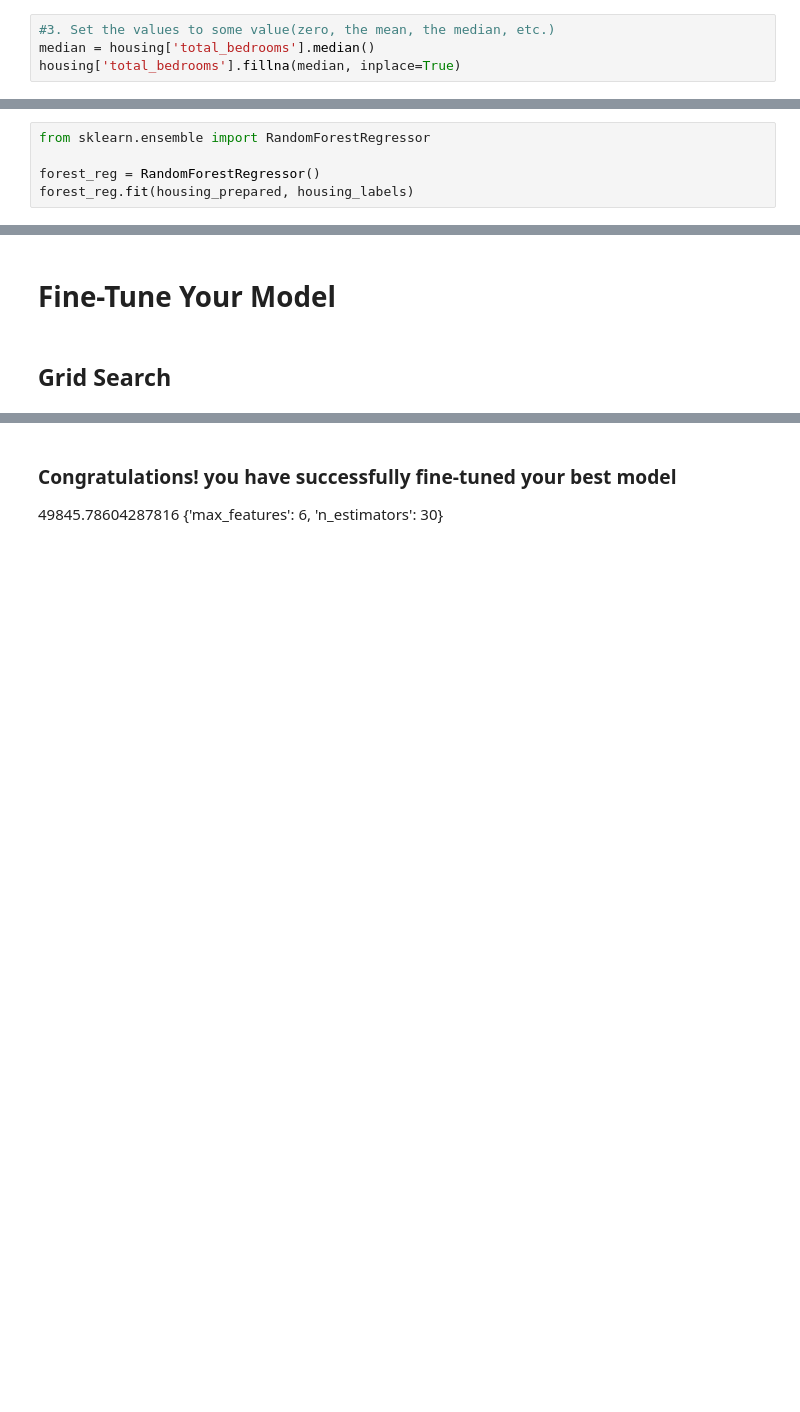
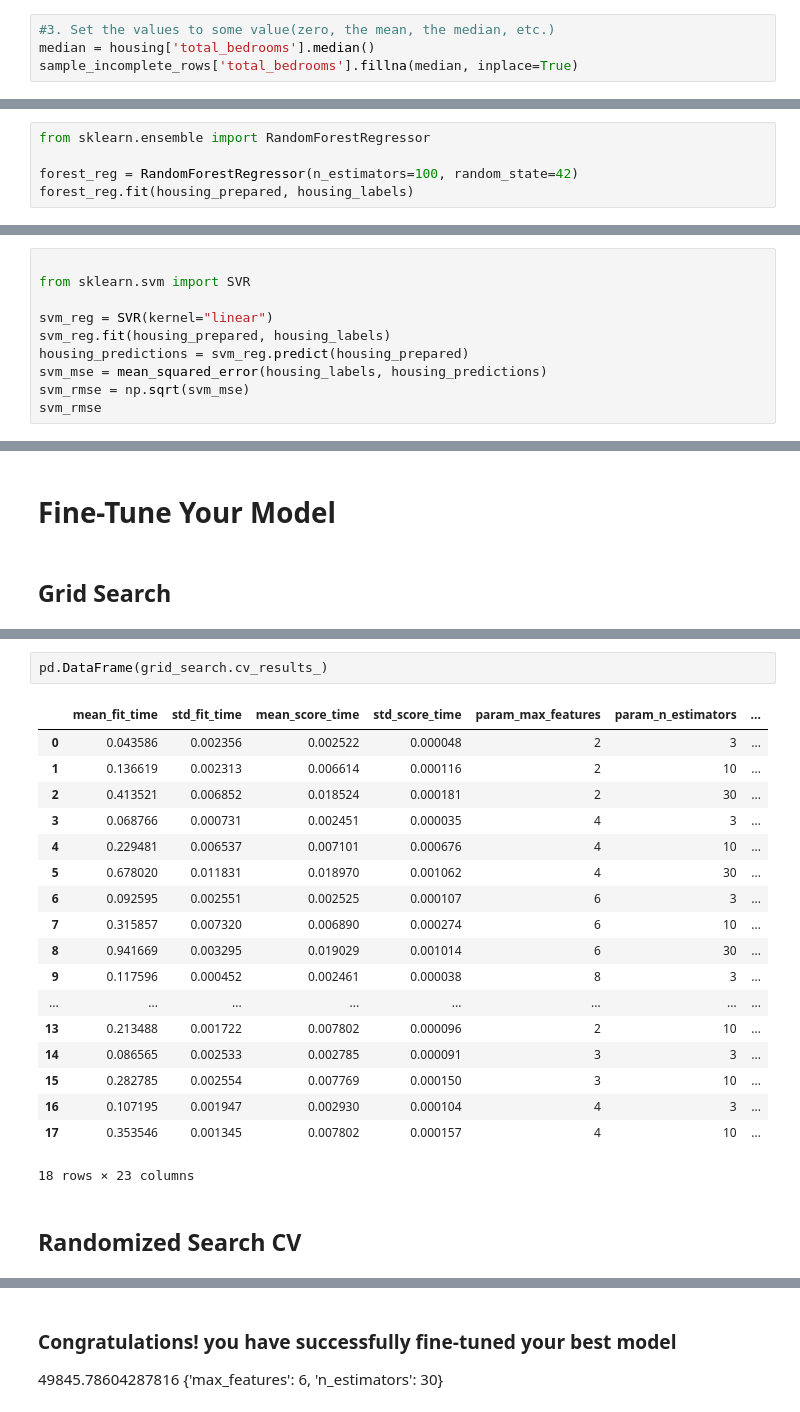
Before and after one commit to JeffreyAsuncion/MachineLearning_OREILLY, a Jupyter notebook: Housing.ipynb, the cells around one changed output, grey strips where cells are left out. Drawn from its saved outputs; the diff is of its cells as text; blank space fills up the shorter version.

Commit message:
Housing model tuned

```diff
--- a/Housing.ipynb
+++ b/Housing.ipynb
@@ -509,4 +512,4 @@ housing.drop('total_bedrooms', axis=1)
 # %%
 #3. Set the values to some value(zero, the mean, the median, etc.)
 median = housing['total_bedrooms'].median()
-housing['total_bedrooms'].fillna(median, inplace=True)
+sample_incomplete_rows['total_bedrooms'].fillna(median, inplace=True)
@@ -699,5 +864,5 @@ display_scores(lin_rmse_scores)
 # %%
 from sklearn.ensemble import RandomForestRegressor
 
-forest_reg = RandomForestRegressor()
+forest_reg = RandomForestRegressor(n_estimators=100, random_state=42)
 forest_reg.fit(housing_prepared, housing_labels)
@@ -724,3 +914,13 @@ Possible solutions for overfitting are
     - Support Vector Machines with different kernels
     - Neural Networks
 - Goal is to get a few (2 to 5) promising models
+# %%
+
+from sklearn.svm import SVR
+
+svm_reg = SVR(kernel="linear")
+svm_reg.fit(housing_prepared, housing_labels)
+housing_predictions = svm_reg.predict(housing_prepared)
+svm_mse = mean_squared_error(housing_labels, housing_predictions)
+svm_rmse = np.sqrt(svm_mse)
+svm_rmse
@@ -761,0 +998,23 @@ for mean_score, params in zip(cvres['mean_test_score'], cvres['params']):
+# %%
+pd.DataFrame(grid_search.cv_results_)
+# %% [output]
+|  | mean_fit_time | std_fit_time | mean_score_time | std_score_time | param_max_features | param_n_estimators | ... |
+| 0 | 0.043586 | 0.002356 | 0.002522 | 0.000048 | 2 | 3 | ... |
+| 1 | 0.136619 | 0.002313 | 0.006614 | 0.000116 | 2 | 10 | ... |
+| 2 | 0.413521 | 0.006852 | 0.018524 | 0.000181 | 2 | 30 | ... |
+| 3 | 0.068766 | 0.000731 | 0.002451 | 0.000035 | 4 | 3 | ... |
+| 4 | 0.229481 | 0.006537 | 0.007101 | 0.000676 | 4 | 10 | ... |
+| 5 | 0.678020 | 0.011831 | 0.018970 | 0.001062 | 4 | 30 | ... |
+| 6 | 0.092595 | 0.002551 | 0.002525 | 0.000107 | 6 | 3 | ... |
+| 7 | 0.315857 | 0.007320 | 0.006890 | 0.000274 | 6 | 10 | ... |
+| 8 | 0.941669 | 0.003295 | 0.019029 | 0.001014 | 6 | 30 | ... |
+| 9 | 0.117596 | 0.000452 | 0.002461 | 0.000038 | 8 | 3 | ... |
+| ... | ... | ... | ... | ... | ... | ... | ... |
+| 13 | 0.213488 | 0.001722 | 0.007802 | 0.000096 | 2 | 10 | ... |
+| 14 | 0.086565 | 0.002533 | 0.002785 | 0.000091 | 3 | 3 | ... |
+| 15 | 0.282785 | 0.002554 | 0.007769 | 0.000150 | 3 | 10 | ... |
+| 16 | 0.107195 | 0.001947 | 0.002930 | 0.000104 | 4 | 3 | ... |
+| 17 | 0.353546 | 0.001345 | 0.007802 | 0.000157 | 4 | 10 | ... |
+18 rows × 23 columns
+# %% [markdown]
+## Randomized Search CV
```
Also changed, not shown: parts of 65 cells of this notebook.
